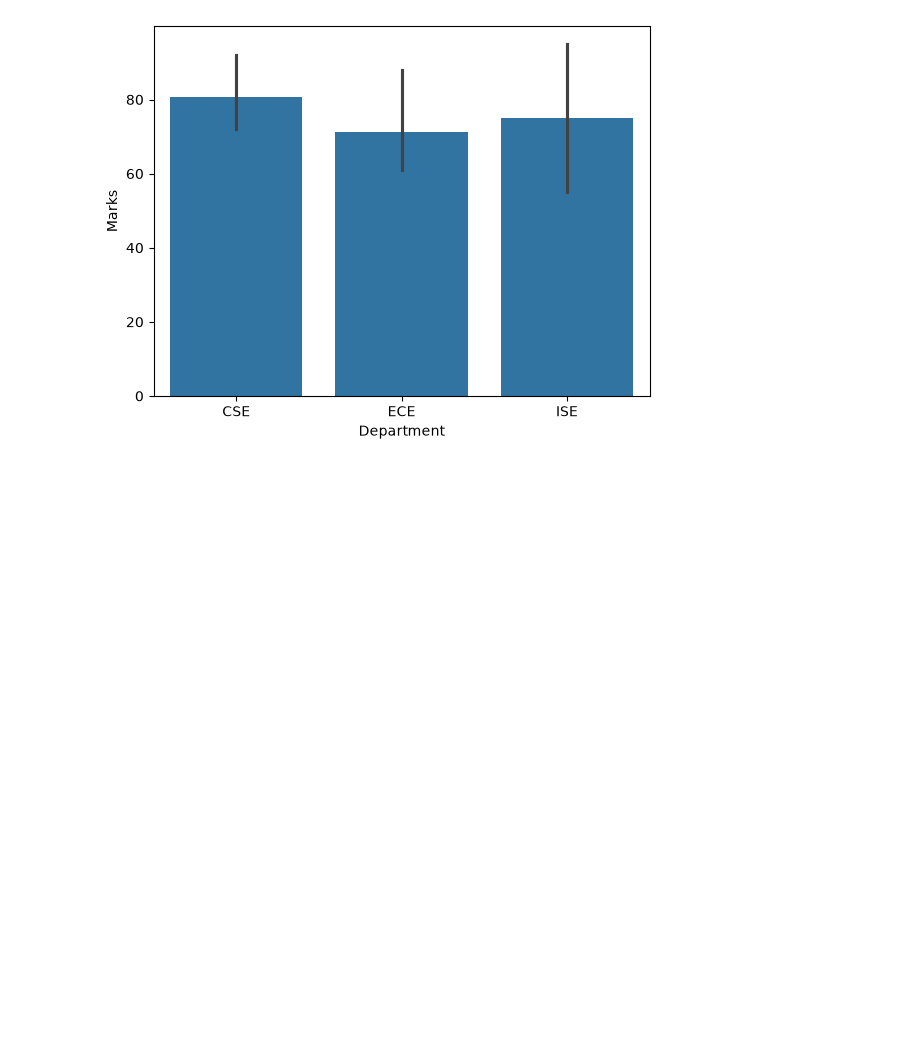
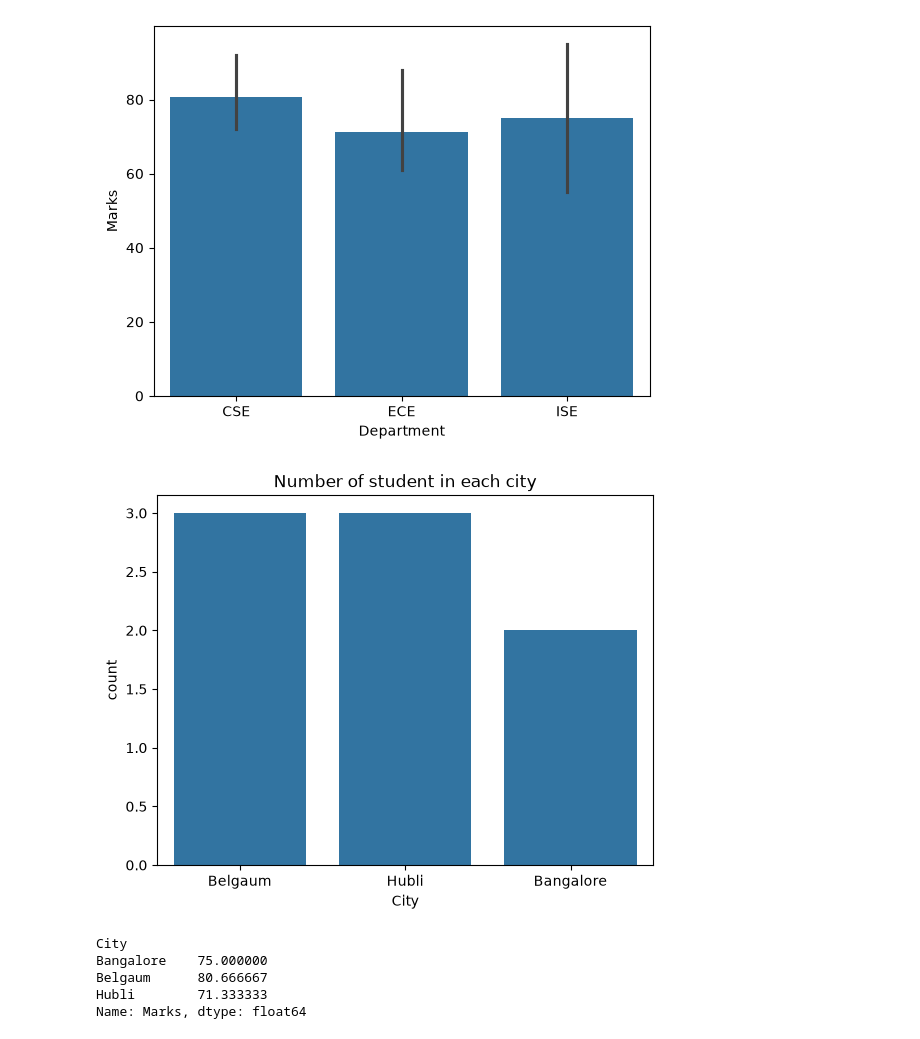
Before and after one commit to SujalHuddar/Basic_Python, a Jupyter notebook: Visualisation.ipynb, the cells around one changed output. Drawn from its saved outputs; the diff is of its cells as text; code cells hidden in the pictures; blank space fills up the shorter version.

Commit message:
Added a bar plot using seaborn and next we will study in more data

```diff
--- a/Visualisation.ipynb
+++ b/Visualisation.ipynb
@@ -61,3 +61,20 @@ sns.barplot(x='Department', y='Marks', data=df)
 plt.show()
 # %% [output]
 [figure]
+# %%
+sns.countplot(x='City', data = df)
+plt.title('Number of student in each city')
+plt.show()
+# %% [output]
+[figure, added]
+# %%
+#Create a bar chart showing the average marks by city.
+
+avg_city_marks = df.groupby('City')['Marks'].mean()
+avg_city_marks
+# %% [output]
+City
+Bangalore    75.000000
+Belgaum      80.666667
+Hubli        71.333333
+Name: Marks, dtype: float64
```
Also changed, not shown: parts of 1 cell of this notebook.
